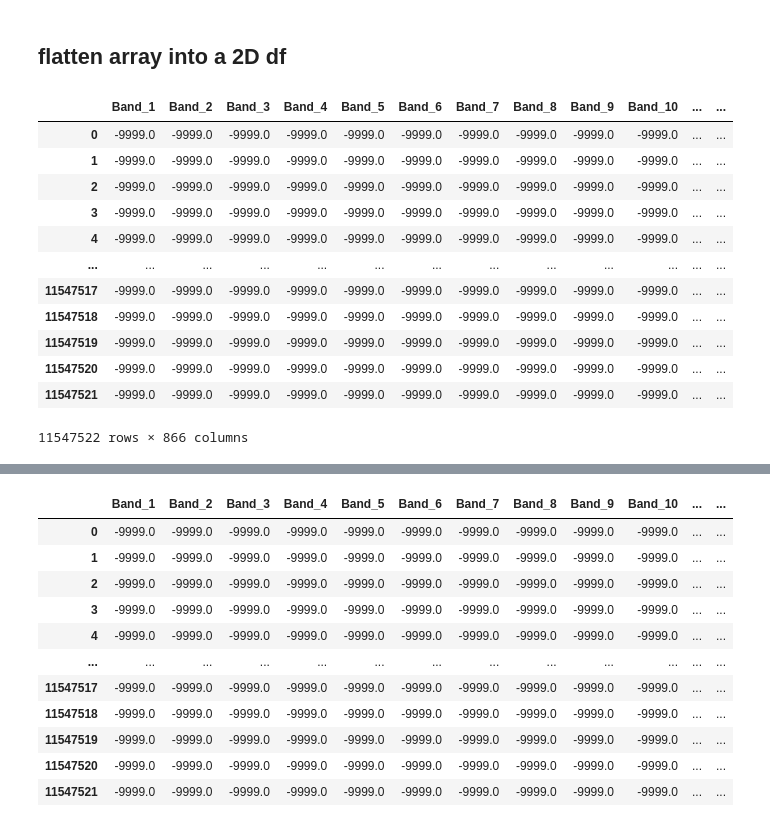
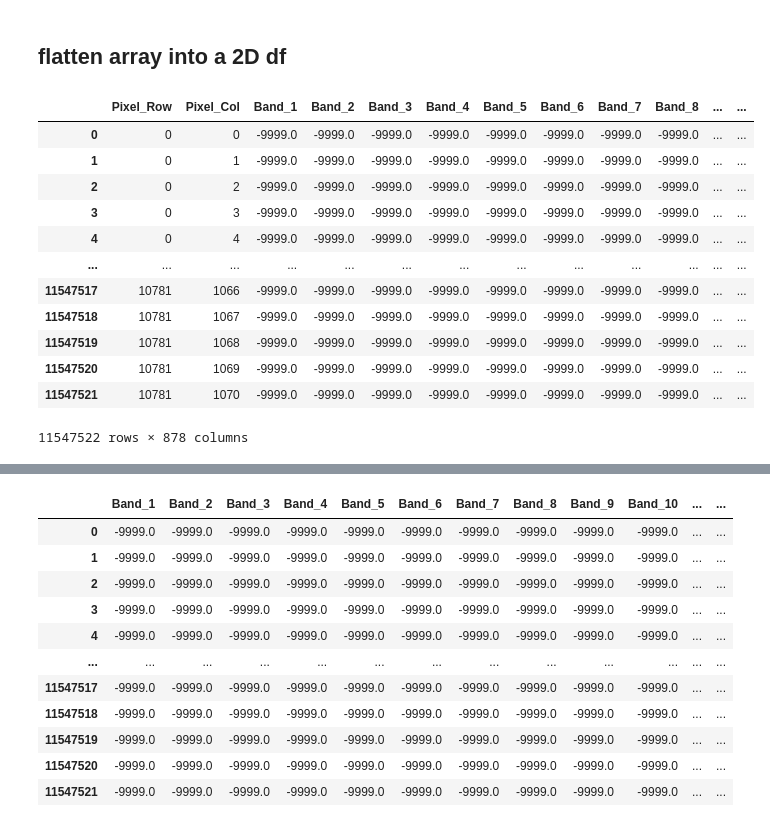
Before and after one commit to earthlab/cross-sensor-cal, a Jupyter notebook: reshape.ipynb, the cells around one changed output, grey strips where cells are left out. Drawn from its saved outputs; the diff is of its cells as text; code cells hidden in the pictures.

Commit message:
still trying to extract table without crashing.

```diff
--- a/reshape.ipynb
+++ b/reshape.ipynb
@@ -75,14 +83,31 @@ class ENVIProcessor:
 
 # Example usage:
 # Replace 'your_envi_file_path' with the actual path to your ENVI file
-raster_path_5 = "NIWOT_calibration_flight_08_2020/NEON_D13_NIWO_DP1_20200801_161441_reflectance/NEON_D13_NIWO_DP1_20200801_161441_reflectance_resample_Landsat_5_TM.img"  # Update this to your actual raster file path
+raster_path_5 = "NIWOT_calibration_flight_08_2020/NEON_D13_NIWO_DP1_20200801_161441_reflectance/NEON_D13_NIWO_DP1_20200801_161441_reflectanceNEON_D13_NIWO_DP1_20200801_161441_reflectance__envi_resample_Landsat_5_TM.img"
+raster_path_7 = "NIWOT_calibration_flight_08_2020/NEON_D13_NIWO_DP1_20200801_161441_reflectance/NEON_D13_NIWO_DP1_20200801_161441_reflectanceNEON_D13_NIWO_DP1_20200801_161441_reflectance__envi_resample_Landsat_5_TM.img"
+raster_path_8 = "NIWOT_calibration_flight_08_2020/NEON_D13_NIWO_DP1_20200801_161441_reflectance/NEON_D13_NIWO_DP1_20200801_161441_reflectanceNEON_D13_NIWO_DP1_20200801_161441_reflectance__envi_resample_Landsat_5_TM.img"
+raster_path_9 = "NIWOT_calibration_flight_08_2020/NEON_D13_NIWO_DP1_20200801_161441_reflectance/NEON_D13_NIWO_DP1_20200801_161441_reflectanceNEON_D13_NIWO_DP1_20200801_161441_reflectance__envi_resample_Landsat_5_TM.img"
 raster_path_corrected = "NIWOT_calibration_flight_08_2020/NEON_D13_NIWO_DP1_20200801_161441_reflectance/NEON_D13_NIWO_DP1_20200801_161441_reflectanceNEON_D13_NIWO_DP1_20200801_161441_reflectance__envi"
+raster_path_original = "NIWOT_calibration_flight_08_2020/NEON_D13_NIWO_DP1_20200801_161441_reflectance/NEON_D13_NIWO_DP1_20200801_161441_reflectance"
+
+
+
 processor = ENVIProcessor(raster_path_5)
 chunk_5 = processor.get_chunk_from_extent(corrections=['some_correction'], resample=False)
+processor = ENVIProcessor(raster_path_7)
+chunk_7 = processor.get_chunk_from_extent(corrections=['some_correction'], resample=False)
+processor = ENVIProcessor(raster_path_8)
+chunk_8 = processor.get_chunk_from_extent(corrections=['some_correction'], resample=False)
+processor = ENVIProcessor(raster_path_9)
+chunk_9 = processor.get_chunk_from_extent(corrections=['some_correction'], resample=False)
+
 processor = ENVIProcessor(raster_path_corrected)
 chunk_corrected = processor.get_chunk_from_extent(corrections=['some_correction'], resample=False)
+processor = ENVIProcessor(raster_path_original)
+chunk_original = processor.get_chunk_from_extent(corrections=['some_correction'], resample=False)
 
-combined_array = np.concatenate((chunk_corrected, chunk_5), axis=0)
+#combined_array = np.concatenate((chunk_corrected, chunk_5, chunk_7, chunk_8, chunk_9), axis=0)
 # %%
-chunk_5.shape
+combined_array = np.concatenate((chunk_corrected, chunk_original, chunk_5, chunk_7, chunk_8, chunk_9), axis=0)
+combined_array.shape
 # %% [output]
@@ -94,12 +114,0 @@ chunk_corrected.shape
-# %%
-import numpy as np
-
-# Assuming array1 has shape (426, 10782, 1071) and array2 has shape (6, 10782, 1071)
-#array1 = np.random.rand(426, 10782, 1071)  # Replace with your actual data
-#array2 = np.random.rand(6, 10782, 1071)    # Replace with your actual data
-
-# Concatenate the arrays along the first axis
-combined_array = np.concatenate((chunk_corrected, chunk_5), axis=0)
-
-# Verify the shape of the combined array
-print(combined_array.shape)  # Should output (432, 10782, 1071)
@@ -287,18 +355,22 @@ def flatten_array_to_dataframe(array):
 #df_5 = flatten_array_to_dataframe(chunk_5)
 df_corrected = flatten_array_to_dataframe(combined_array)
 df_corrected
+columns_order = ['Pixel_Row', 'Pixel_Col'] + [col for col in df_corrected.columns if col not in ['Pixel_Row', 'Pixel_Col']]
+df_corrected = df_corrected[columns_order]
-# %% [output]
-|  | Band_1 | Band_2 | Band_3 | Band_4 | Band_5 | Band_6 | Band_7 | Band_8 | Band_9 | Band_10 | ... | ... |
-| 0 | -9999.0 | -9999.0 | -9999.0 | -9999.0 | -9999.0 | -9999.0 | -9999.0 | -9999.0 | -9999.0 | -9999.0 | ... | ... |
-| 1 | -9999.0 | -9999.0 | -9999.0 | -9999.0 | -9999.0 | -9999.0 | -9999.0 | -9999.0 | -9999.0 | -9999.0 | ... | ... |
-| 2 | -9999.0 | -9999.0 | -9999.0 | -9999.0 | -9999.0 | -9999.0 | -9999.0 | -9999.0 | -9999.0 | -9999.0 | ... | ... |
-| 3 | -9999.0 | -9999.0 | -9999.0 | -9999.0 | -9999.0 | -9999.0 | -9999.0 | -9999.0 | -9999.0 | -9999.0 | ... | ... |
-| 4 | -9999.0 | -9999.0 | -9999.0 | -9999.0 | -9999.0 | -9999.0 | -9999.0 | -9999.0 | -9999.0 | -9999.0 | ... | ... |
-| ... | ... | ... | ... | ... | ... | ... | ... | ... | ... | ... | ... | ... |
-| 11547517 | -9999.0 | -9999.0 | -9999.0 | -9999.0 | -9999.0 | -9999.0 | -9999.0 | -9999.0 | -9999.0 | -9999.0 | ... | ... |
-| 11547518 | -9999.0 | -9999.0 | -9999.0 | -9999.0 | -9999.0 | -9999.0 | -9999.0 | -9999.0 | -9999.0 | -9999.0 | ... | ... |
-| 11547519 | -9999.0 | -9999.0 | -9999.0 | -9999.0 | -9999.0 | -9999.0 | -9999.0 | -9999.0 | -9999.0 | -9999.0 | ... | ... |
-| 11547520 | -9999.0 | -9999.0 | -9999.0 | -9999.0 | -9999.0 | -9999.0 | -9999.0 | -9999.0 | -9999.0 | -9999.0 | ... | ... |
-| 11547521 | -9999.0 | -9999.0 | -9999.0 | -9999.0 | -9999.0 | -9999.0 | -9999.0 | -9999.0 | -9999.0 | -9999.0 | ... | ... |
-11547522 rows × 866 columns
+# %%
+df_corrected
+# %% [output]
+|  | Pixel_Row | Pixel_Col | Band_1 | Band_2 | Band_3 | Band_4 | Band_5 | Band_6 | Band_7 | Band_8 | ... | ... |
+| 0 | 0 | 0 | -9999.0 | -9999.0 | -9999.0 | -9999.0 | -9999.0 | -9999.0 | -9999.0 | -9999.0 | ... | ... |
+| 1 | 0 | 1 | -9999.0 | -9999.0 | -9999.0 | -9999.0 | -9999.0 | -9999.0 | -9999.0 | -9999.0 | ... | ... |
+| 2 | 0 | 2 | -9999.0 | -9999.0 | -9999.0 | -9999.0 | -9999.0 | -9999.0 | -9999.0 | -9999.0 | ... | ... |
+| 3 | 0 | 3 | -9999.0 | -9999.0 | -9999.0 | -9999.0 | -9999.0 | -9999.0 | -9999.0 | -9999.0 | ... | ... |
+| 4 | 0 | 4 | -9999.0 | -9999.0 | -9999.0 | -9999.0 | -9999.0 | -9999.0 | -9999.0 | -9999.0 | ... | ... |
+| ... | ... | ... | ... | ... | ... | ... | ... | ... | ... | ... | ... | ... |
+| 11547517 | 10781 | 1066 | -9999.0 | -9999.0 | -9999.0 | -9999.0 | -9999.0 | -9999.0 | -9999.0 | -9999.0 | ... | ... |
+| 11547518 | 10781 | 1067 | -9999.0 | -9999.0 | -9999.0 | -9999.0 | -9999.0 | -9999.0 | -9999.0 | -9999.0 | ... | ... |
+| 11547519 | 10781 | 1068 | -9999.0 | -9999.0 | -9999.0 | -9999.0 | -9999.0 | -9999.0 | -9999.0 | -9999.0 | ... | ... |
+| 11547520 | 10781 | 1069 | -9999.0 | -9999.0 | -9999.0 | -9999.0 | -9999.0 | -9999.0 | -9999.0 | -9999.0 | ... | ... |
+| 11547521 | 10781 | 1070 | -9999.0 | -9999.0 | -9999.0 | -9999.0 | -9999.0 | -9999.0 | -9999.0 | -9999.0 | ... | ... |
+11547522 rows × 878 columns
 # %%
```
Also changed, not shown: parts of 9 cells of this notebook, 1 other file.
